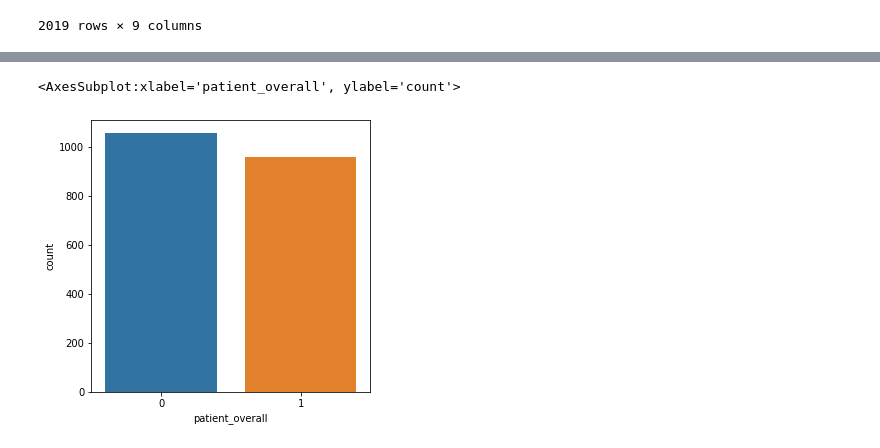
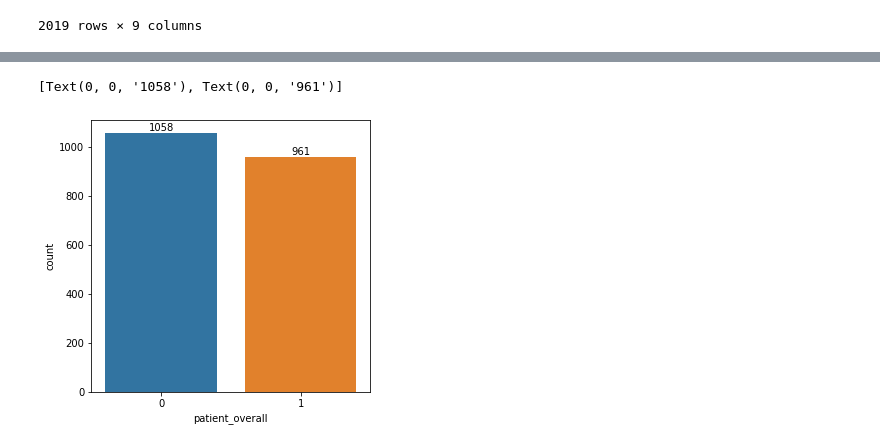
Before and after one commit to Donghee4/kaggle_ml, a Jupyter notebook: RSNA 2022 CSF detection/Untitled.ipynb, the cells around one changed output, grey strips where cells are left out. Saved outputs shown, nothing was run; the diff lists cells and outputs as text; code cells hidden in the pictures.

```diff
--- a/RSNA 2022 CSF detection/Untitled.ipynb
+++ b/RSNA 2022 CSF detection/Untitled.ipynb
@@ -93,6 +93,7 @@ bounding_boxes
 # %%
 plt.figure(figsize=(5,5))
-sns.countplot(data=train_df, x="patient_overall")
+ax1 = sns.countplot(data=train_df, x="patient_overall")
+ax1.bar_label(container=ax1.containers[0])
 # %% [output]
-<AxesSubplot:xlabel='patient_overall', ylabel='count'>
+[Text(0, 0, '1058'), Text(0, 0, '961')]
-[figure, old version]
+[figure, new version]
```
Also changed, not shown: parts of 13 cells of this notebook.
